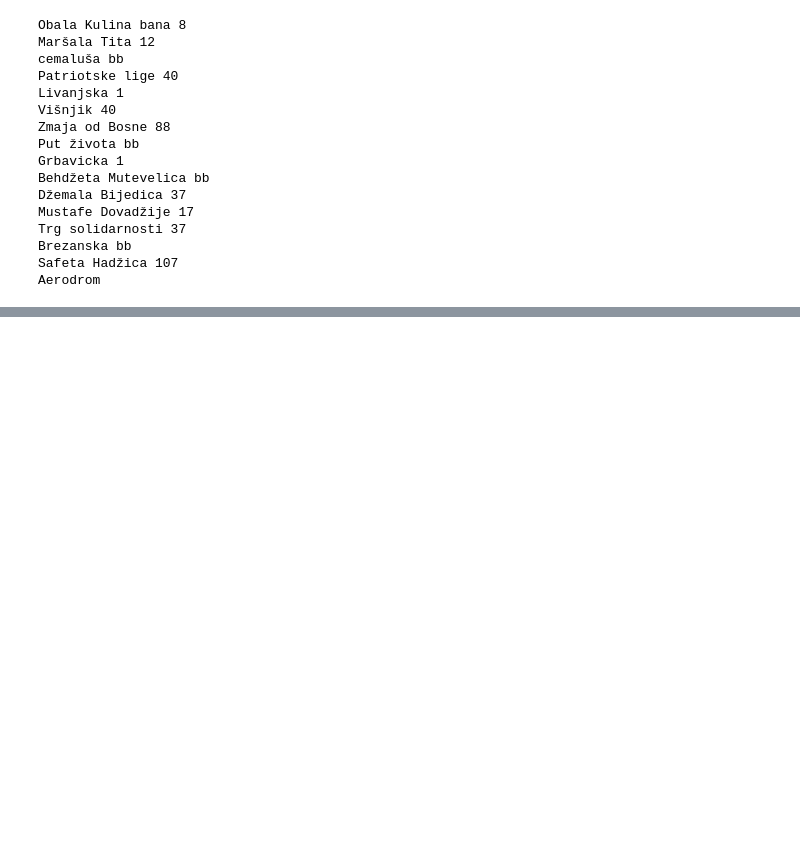
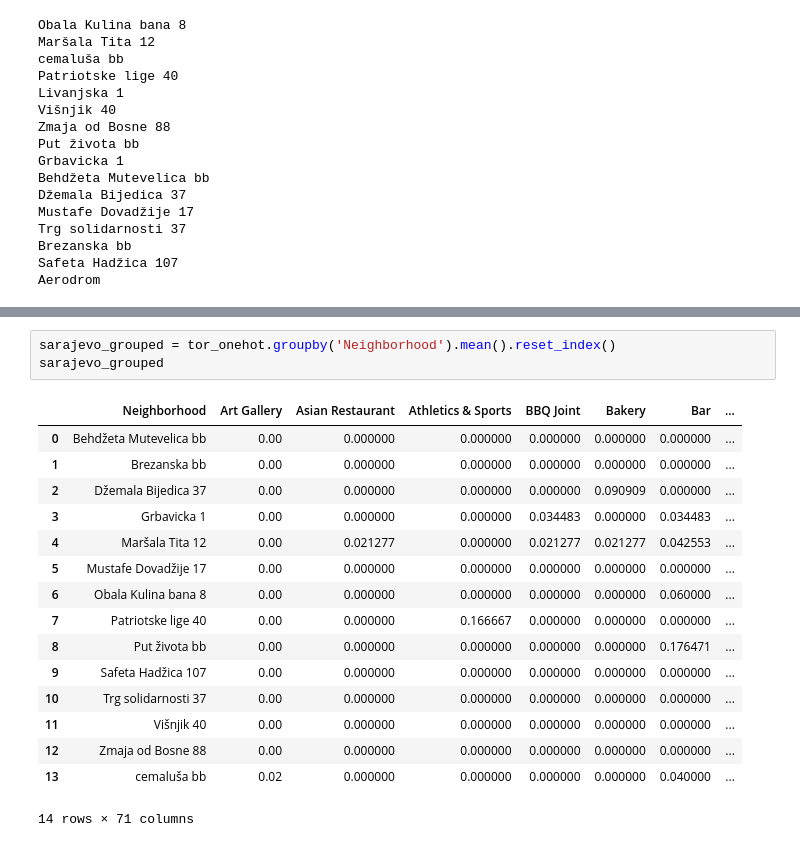
Before and after one commit to Aroraskank/Coursera_Capstone, a Jupyter notebook: Untitled.ipynb, the cells around one changed output, grey strips where cells are left out. Cells and saved outputs as stored; diff of their text form; blank space fills up the shorter version.

```diff
--- a/Untitled.ipynb
+++ b/Untitled.ipynb
@@ -276,0 +319,20 @@ venues_list.tail(20)
+# %%
+sarajevo_grouped = tor_onehot.groupby('Neighborhood').mean().reset_index()
+sarajevo_grouped
+# %% [output]
+|  | Neighborhood | Art Gallery | Asian Restaurant | Athletics & Sports | BBQ Joint | Bakery | Bar | ... |
+| 0 | Behdžeta Mutevelica bb | 0.00 | 0.000000 | 0.000000 | 0.000000 | 0.000000 | 0.000000 | ... |
+| 1 | Brezanska bb | 0.00 | 0.000000 | 0.000000 | 0.000000 | 0.000000 | 0.000000 | ... |
+| 2 | Džemala Bijedica 37 | 0.00 | 0.000000 | 0.000000 | 0.000000 | 0.090909 | 0.000000 | ... |
+| 3 | Grbavicka 1 | 0.00 | 0.000000 | 0.000000 | 0.034483 | 0.000000 | 0.034483 | ... |
+| 4 | Maršala Tita 12 | 0.00 | 0.021277 | 0.000000 | 0.021277 | 0.021277 | 0.042553 | ... |
+| 5 | Mustafe Dovadžije 17 | 0.00 | 0.000000 | 0.000000 | 0.000000 | 0.000000 | 0.000000 | ... |
+| 6 | Obala Kulina bana 8 | 0.00 | 0.000000 | 0.000000 | 0.000000 | 0.000000 | 0.060000 | ... |
+| 7 | Patriotske lige 40 | 0.00 | 0.000000 | 0.166667 | 0.000000 | 0.000000 | 0.000000 | ... |
+| 8 | Put života bb | 0.00 | 0.000000 | 0.000000 | 0.000000 | 0.000000 | 0.176471 | ... |
+| 9 | Safeta Hadžica 107 | 0.00 | 0.000000 | 0.000000 | 0.000000 | 0.000000 | 0.000000 | ... |
+| 10 | Trg solidarnosti 37 | 0.00 | 0.000000 | 0.000000 | 0.000000 | 0.000000 | 0.000000 | ... |
+| 11 | Višnjik 40 | 0.00 | 0.000000 | 0.000000 | 0.000000 | 0.000000 | 0.000000 | ... |
+| 12 | Zmaja od Bosne 88 | 0.00 | 0.000000 | 0.000000 | 0.000000 | 0.000000 | 0.000000 | ... |
+| 13 | cemaluša bb | 0.02 | 0.000000 | 0.000000 | 0.000000 | 0.000000 | 0.040000 | ... |
+14 rows × 71 columns
```
Also changed, not shown: parts of 12 cells of this notebook, 3 other files.
